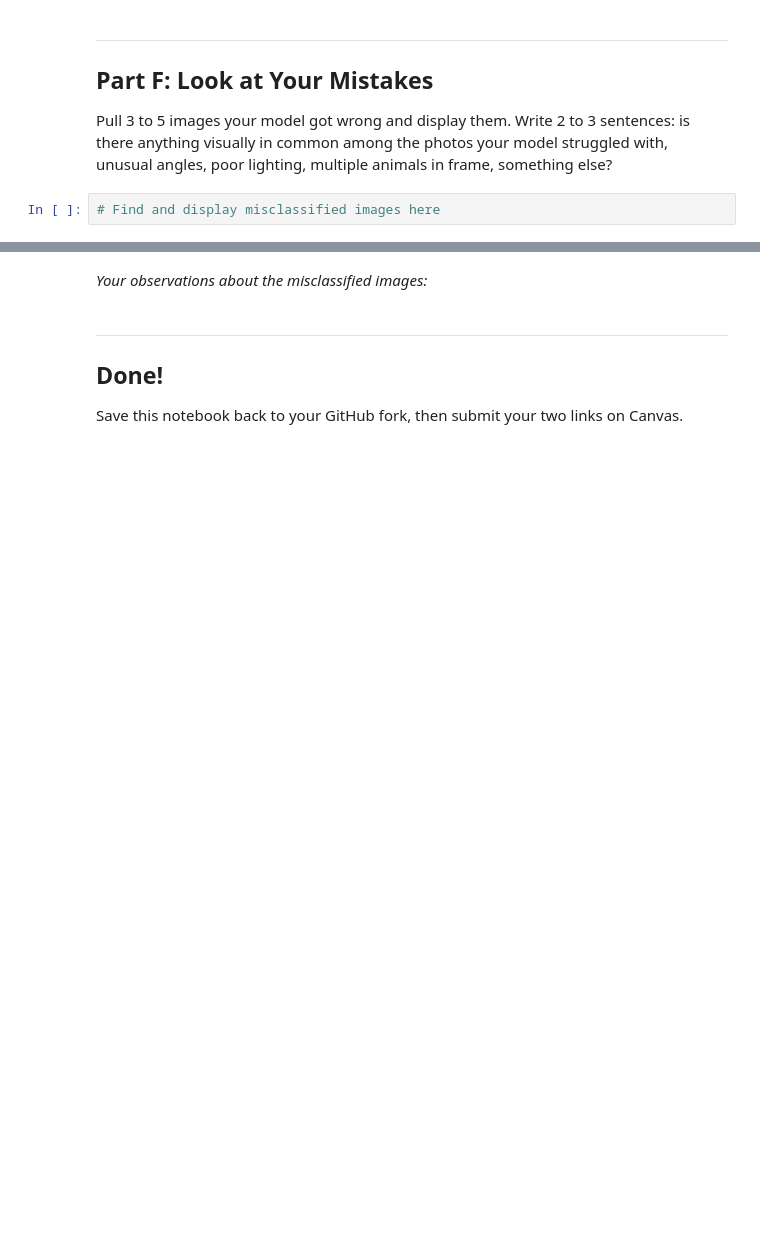
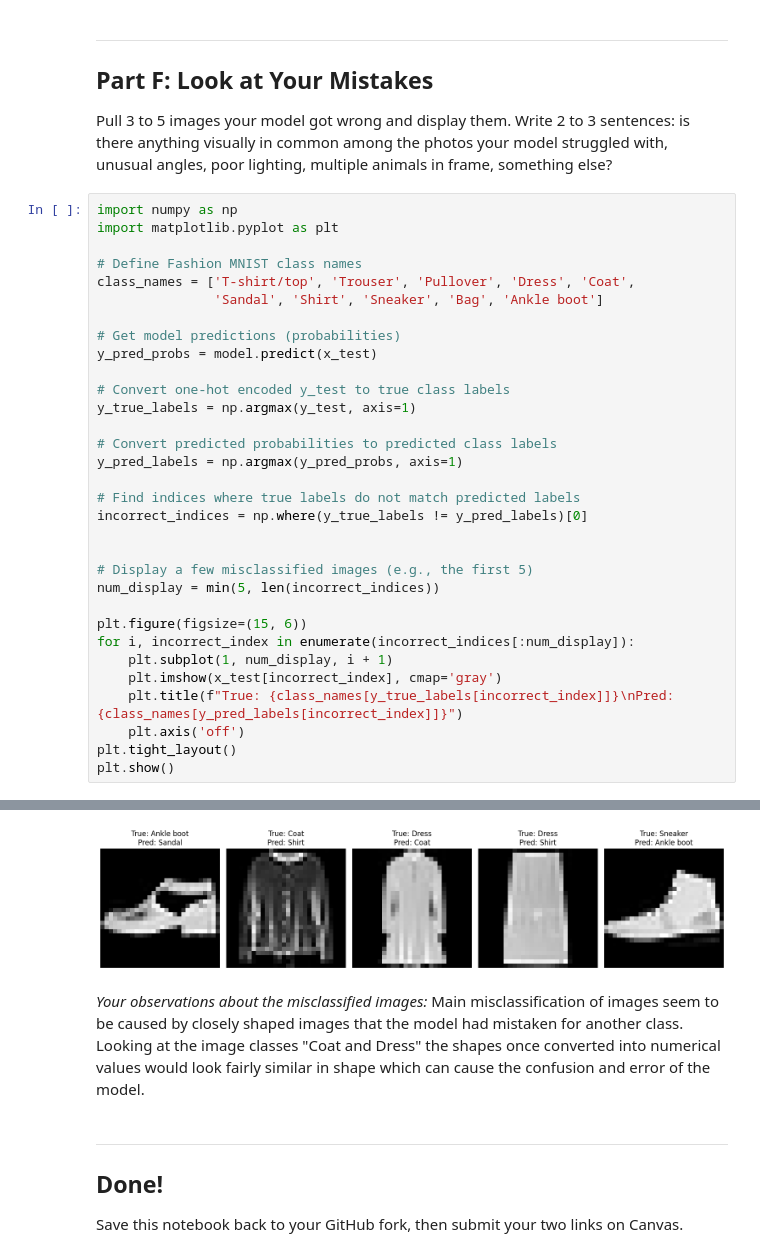
Before and after one commit to Centi05/IT480-FA26, a Jupyter notebook: Lab2/Lab2_CNN_PetFinder_Starter.ipynb, the cells around one changed output, grey strips where cells are left out. Cells and saved outputs as stored; diff of their text form; blank space fills up the shorter version.

```diff
--- a/Lab2/Lab2_CNN_PetFinder_Starter.ipynb
+++ b/Lab2/Lab2_CNN_PetFinder_Starter.ipynb
@@ -242,4 +330,35 @@ Report a confusion matrix for your improved model. Are Dogs or Cats more often m
 
 Pull 3 to 5 images your model got wrong and display them. Write 2 to 3 sentences: is there anything visually in common among the photos your model struggled with, unusual angles, poor lighting, multiple animals in frame, something else?
 # %%
-# Find and display misclassified images here
+import numpy as np
+import matplotlib.pyplot as plt
+
+# Define Fashion MNIST class names
+class_names = ['T-shirt/top', 'Trouser', 'Pullover', 'Dress', 'Coat',
+               'Sandal', 'Shirt', 'Sneaker', 'Bag', 'Ankle boot']
+
+# Get model predictions (probabilities)
+y_pred_probs = model.predict(x_test)
+
+# Convert one-hot encoded y_test to true class labels
+y_true_labels = np.argmax(y_test, axis=1)
+
+# Convert predicted probabilities to predicted class labels
+y_pred_labels = np.argmax(y_pred_probs, axis=1)
+
+# Find indices where true labels do not match predicted labels
+incorrect_indices = np.where(y_true_labels != y_pred_labels)[0]
+
+
+# Display a few misclassified images (e.g., the first 5)
+num_display = min(5, len(incorrect_indices))
+
+plt.figure(figsize=(15, 6))
+for i, incorrect_index in enumerate(incorrect_indices[:num_display]):
+    plt.subplot(1, num_display, i + 1)
+    plt.imshow(x_test[incorrect_index], cmap='gray')
+    plt.title(f"True: {class_names[y_true_labels[incorrect_index]]}\nPred: {class_names[y_pred_labels[incorrect_index]]}")
+    plt.axis('off')
+plt.tight_layout()
+plt.show()
+# %% [output]
@@ -246,5 +367,7 @@ Pull 3 to 5 images your model got wrong and display them. Write 2 to 3 sentences
+[figure, added]
 # %% [markdown]
 *Your observations about the misclassified images:*
+Main misclassification of images seem to be caused by closely shaped images that the model had mistaken for another class. Looking at the image classes "Coat and Dress" the shapes once converted into numerical values would look fairly similar in shape which can cause the confusion and error of the model.
 # %% [markdown]
 ---
 ## Done!
```
Also changed, not shown: parts of 9 cells of this notebook.
